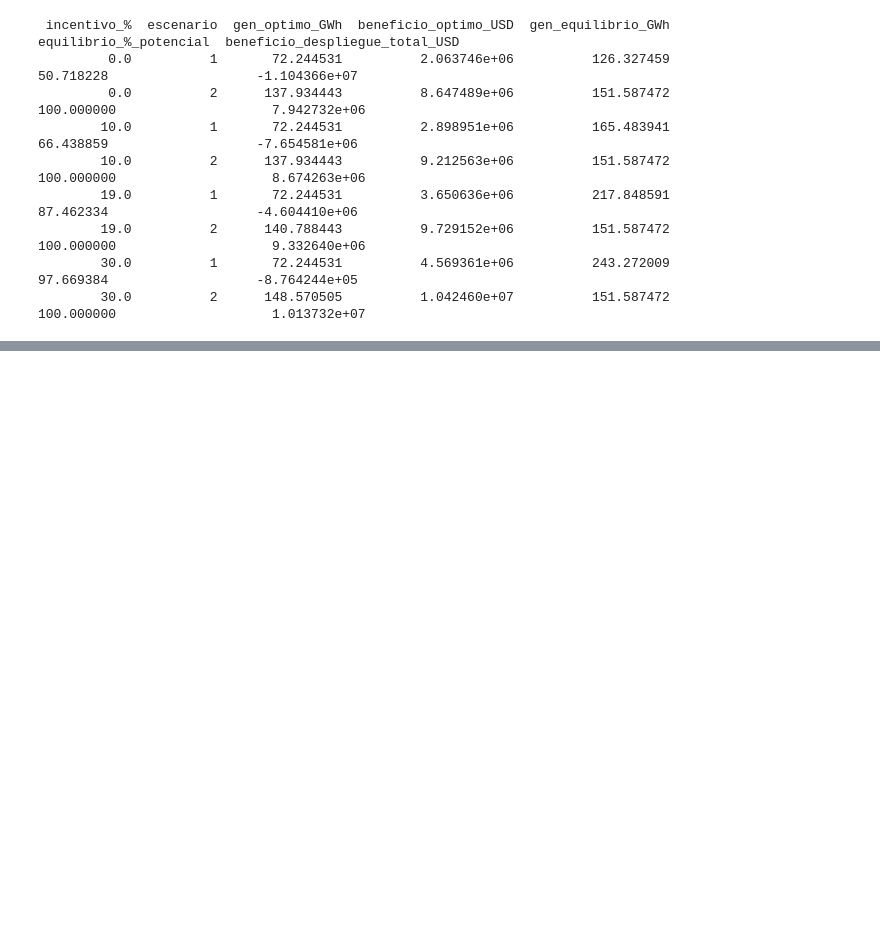
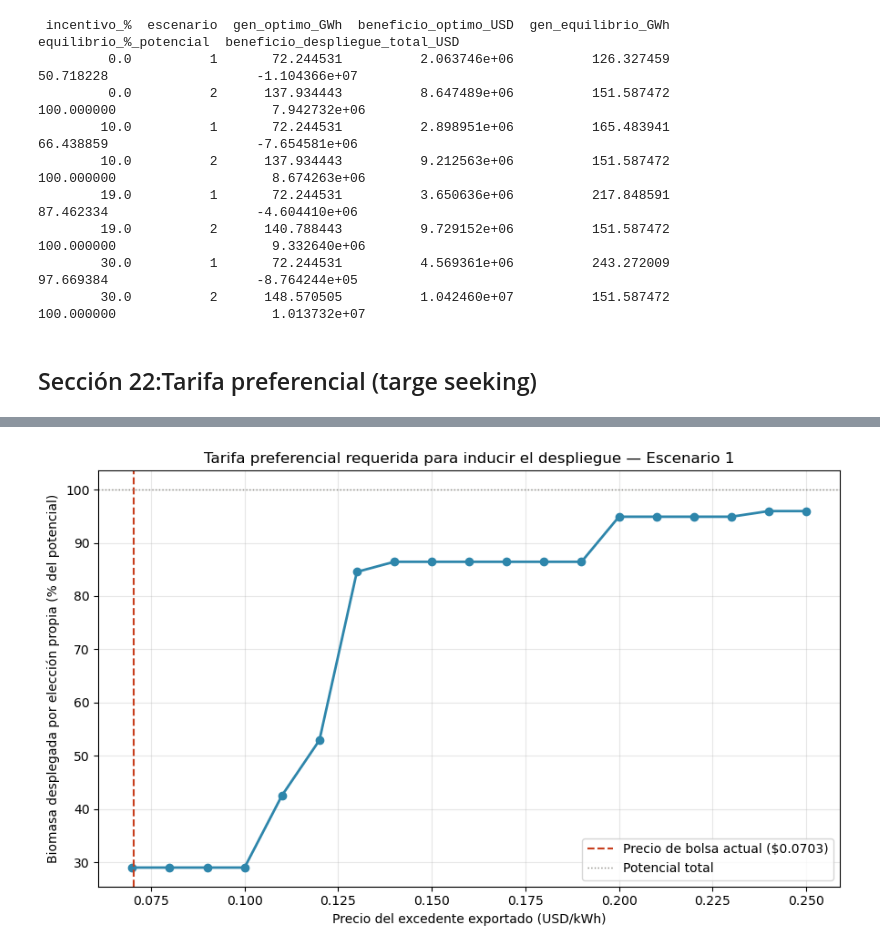
Before and after one commit to juncal0/valorizacion-biomasa-palma, a Jupyter notebook: 01_limpieza_datos_capex_emisiones_social_2_reorganizado_1.ipynb, the cells around one changed output, grey strips where cells are left out. Cells and saved outputs as stored; diff of their text form; code cells hidden in the pictures; blank space fills up the shorter version.

Commit message:
Seccion 22: tarifa preferencial requerida - la ruta correcta sin subsidio supera a la ruta cara con subsidio

```diff
--- a/01_limpieza_datos_capex_emisiones_social_2_reorganizado_1.ipynb
+++ b/01_limpieza_datos_capex_emisiones_social_2_reorganizado_1.ipynb
@@ -4442,3 +4442,82 @@ df_sens.to_csv('sensibilidad_incentivos_tributarios.csv', index=False)
         19.0          2      140.788443          9.729152e+06          151.587472              100.000000                    9.332640e+06
         30.0          1       72.244531          4.569361e+06          243.272009               97.669384                   -8.764244e+05
         30.0          2      148.570505          1.042460e+07          151.587472              100.000000                    1.013732e+07
+# %% [markdown]
+## Sección 22:Tarifa preferencial (targe seeking)
+# %%
+# ==========================================================
+# Sección 22 - Tarifa preferencial (feed-in tariff) requerida
+# Barrido del precio de los excedentes vendidos en bolsa. Para cada
+# precio se resuelve el óptimo económico SIN restricción de generación,
+# y se observa cuánta biomasa elige desplegar la planta libremente.
+# Responde a dos preguntas:
+#   (a) FiT de equilibrio: precio al que el despliegue total no pierde.
+#   (b) FiT compatible con incentivos: precio al que la planta ELIGE el 100%.
+# ==========================================================
+_PRECIO_BOLSA_ORIG = PRECIO_BOLSA_PROMEDIO
+
+def barrido_fit(escenario):
+    global PRECIO_BOLSA_PROMEDIO
+    constructor = construir_modelo_f2 if escenario == 1 else construir_modelo_f2_esc2
+    capex_fijo  = capex_fijo_anualizado_total_esc1 if escenario == 1 else capex_fijo_anualizado_total
+    f2_potencial = (f2_max if escenario == 1 else f2_max_e2) / 1e6
+
+    filas = []
+    for precio in np.arange(0.07, 0.26, 0.01):
+        PRECIO_BOLSA_PROMEDIO = precio
+
+        # (a) Óptimo LIBRE: ¿cuánto elige desplegar la planta a este precio?
+        m_libre = constructor(objetivo='economico')
+        solver.solve(m_libre, tee=False)
+        gen_libre = pyo.value(m_libre.f2_generacion) / 1e6
+        ben_libre = pyo.value(m_libre.f1_economico) - capex_fijo
+
+        # (b) Despliegue TOTAL forzado: ¿es rentable a este precio?
+        m_full = constructor(objetivo='economico',
+                             restriccion_f2=(f2_max if escenario == 1 else f2_max_e2))
+        solver.solve(m_full, tee=False)
+        ben_full = pyo.value(m_full.f1_economico) - capex_fijo
+
+        filas.append({
+            'precio_excedente_USD_kWh': precio,
+            'gen_elegida_GWh': gen_libre,
+            'pct_potencial_elegido': gen_libre / f2_potencial * 100,
+            'beneficio_libre_USD': ben_libre,
+            'beneficio_despliegue_total_USD': ben_full,
+        })
+
+    PRECIO_BOLSA_PROMEDIO = _PRECIO_BOLSA_ORIG   # restaurar
+    return pd.DataFrame(filas)
+
+df_fit1 = barrido_fit(1)
+print("=== ESCENARIO 1 ===")
+print(df_fit1.to_string(index=False))
+
+# --- Extraer los dos umbrales ---
+eq  = df_fit1[df_fit1['beneficio_despliegue_total_USD'] >= 0]
+inc = df_fit1[df_fit1['pct_potencial_elegido'] >= 99.5]
+
+print(f"\nPrecio actual de bolsa: ${_PRECIO_BOLSA_ORIG:.4f}/kWh")
+print(f"(a) FiT de EQUILIBRIO (despliegue total sin pérdidas):  "
+      f"${eq['precio_excedente_USD_kWh'].min():.3f}/kWh" if len(eq) else "(a) No alcanzado en el rango")
+print(f"(b) FiT COMPATIBLE (la planta ELIGE el 100%):           "
+      f"${inc['precio_excedente_USD_kWh'].min():.3f}/kWh" if len(inc) else "(b) No alcanzado en el rango")
+
+df_fit1.to_csv('tarifa_preferencial_esc1.csv', index=False)
+
+# --- Figura: despliegue elegido vs. precio del excedente ---
+fig, ax = plt.subplots(figsize=(9, 5.5))
+ax.plot(df_fit1['precio_excedente_USD_kWh'], df_fit1['pct_potencial_elegido'],
+        'o-', color='#2E86AB', linewidth=2)
+ax.axvline(_PRECIO_BOLSA_ORIG, color='#C73E1D', linestyle='--',
+           label=f'Precio de bolsa actual (${_PRECIO_BOLSA_ORIG:.4f})')
+ax.axhline(100, color='#888780', linestyle=':', linewidth=1, label='Potencial total')
+ax.set_xlabel('Precio del excedente exportado (USD/kWh)')
+ax.set_ylabel('Biomasa desplegada por elección propia (% del potencial)')
+ax.set_title('Tarifa preferencial requerida para inducir el despliegue — Escenario 1')
+ax.grid(alpha=0.3)
+ax.legend()
+plt.tight_layout()
+plt.savefig('tarifa_preferencial_esc1.png', dpi=150)
+plt.show()
+# %% [output]
@@ -4444,0 +4541 @@ df_sens.to_csv('sensibilidad_incentivos_tributarios.csv', index=False)
+[figure, added]
```
Also changed, not shown: parts of 2 cells of this notebook, 5 other files.
